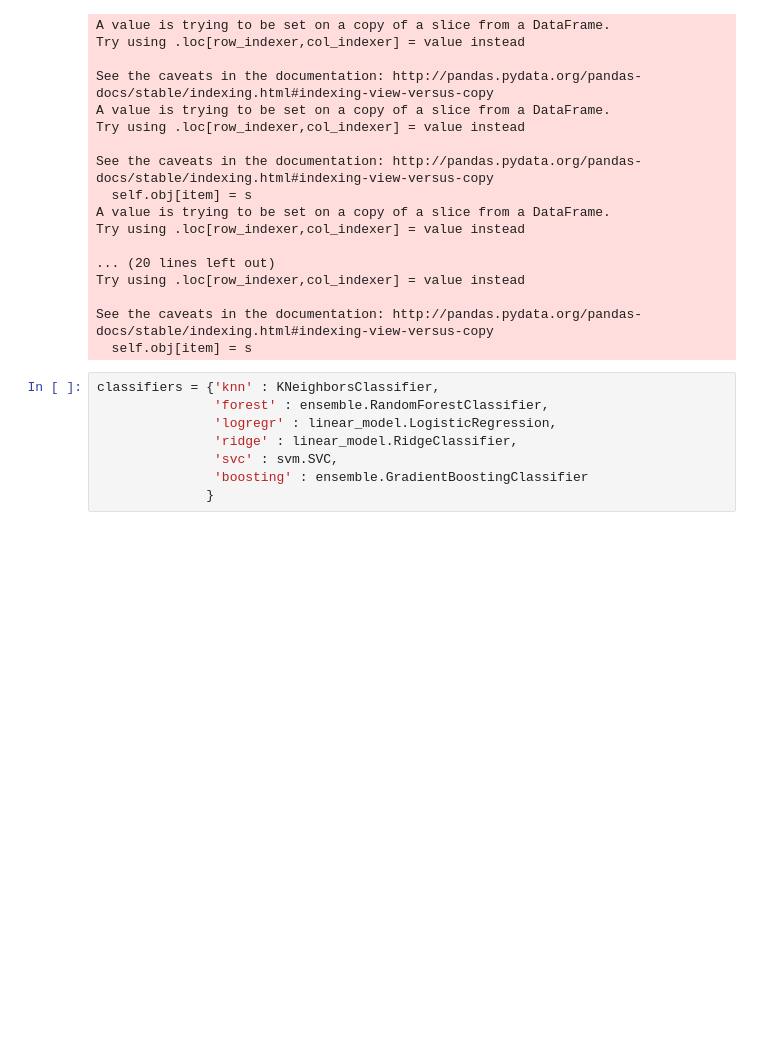
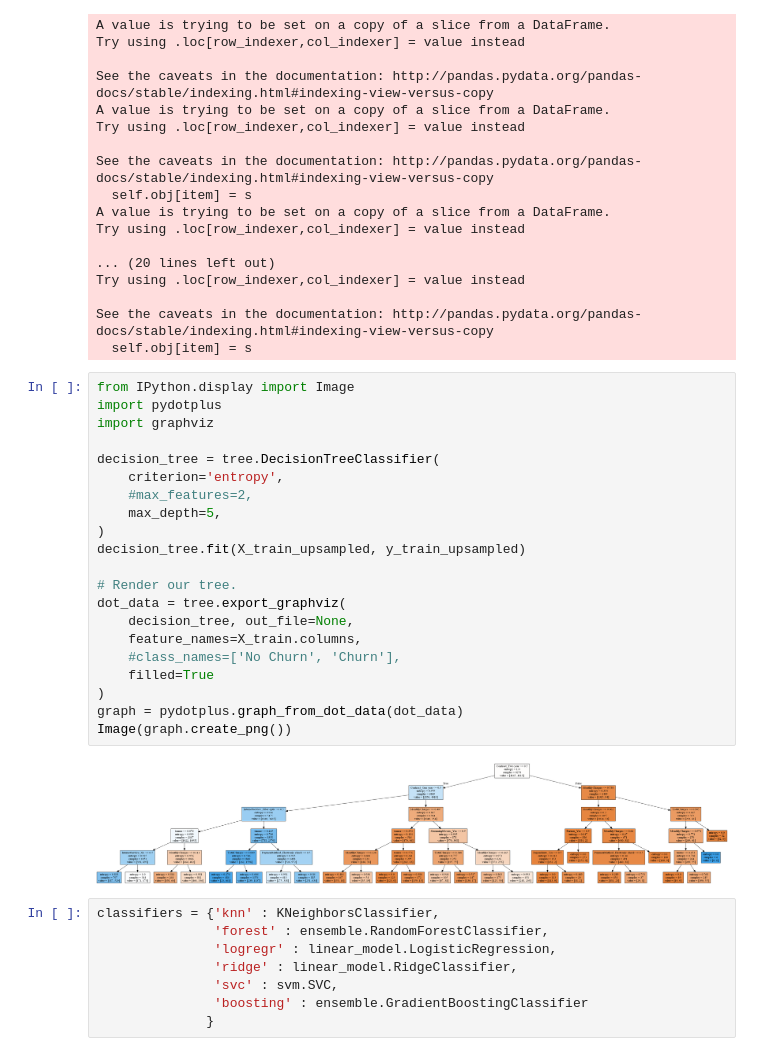
Before and after one commit to valfehr/Heart-Disease-Prediction, a Jupyter notebook: Capstone - Churn.ipynb, the cells around one changed output. Saved outputs shown, nothing was run; the diff lists cells and outputs as text; blank space fills up the shorter version.

```diff
--- a/Capstone - Churn.ipynb
+++ b/Capstone - Churn.ipynb
@@ -85,6 +85,29 @@ Try using .loc[row_indexer,col_indexer] = value instead
 
 See the caveats in the documentation: http://pandas.pydata.org/pandas-docs/stable/indexing.html#indexing-view-versus-copy
   self.obj[item] = s
+# %%
+from IPython.display import Image
+import pydotplus
+import graphviz
+
+decision_tree = tree.DecisionTreeClassifier(
+    criterion='entropy',
+    #max_features=2,
+    max_depth=5,
+)
+decision_tree.fit(X_train_upsampled, y_train_upsampled)
+
+# Render our tree.
+dot_data = tree.export_graphviz(
+    decision_tree, out_file=None,
+    feature_names=X_train.columns,
+    #class_names=['No Churn', 'Churn'],
+    filled=True
+)
+graph = pydotplus.graph_from_dot_data(dot_data)
+Image(graph.create_png())
+# %% [output]
+[figure, added]
 # %%
 classifiers = {'knn' : KNeighborsClassifier,
                'forest' : ensemble.RandomForestClassifier,
```
Also changed, not shown: parts of 2 cells of this notebook, 1 other file.
